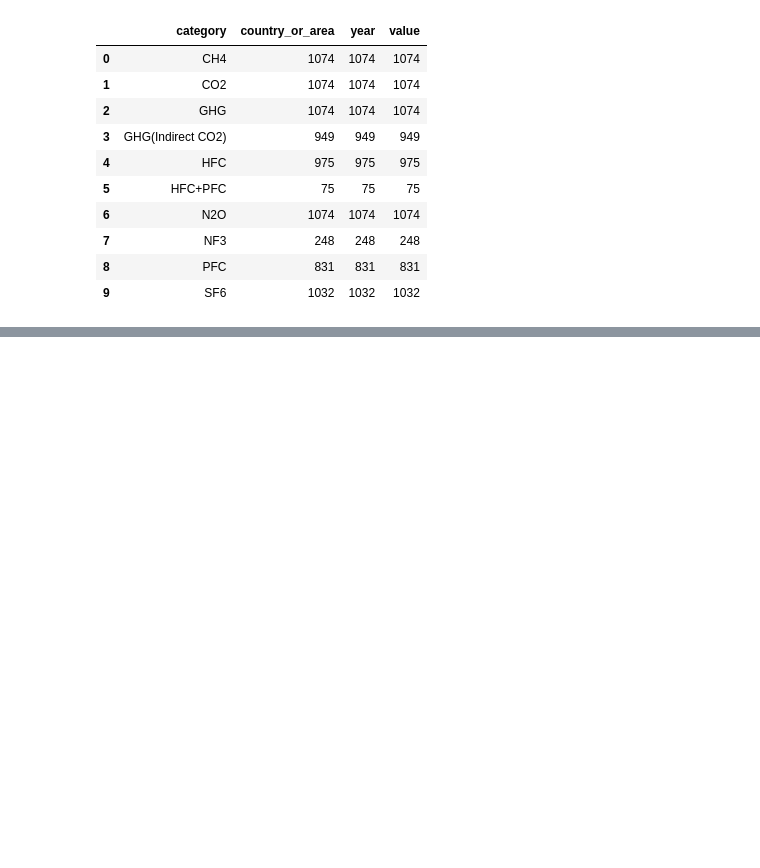
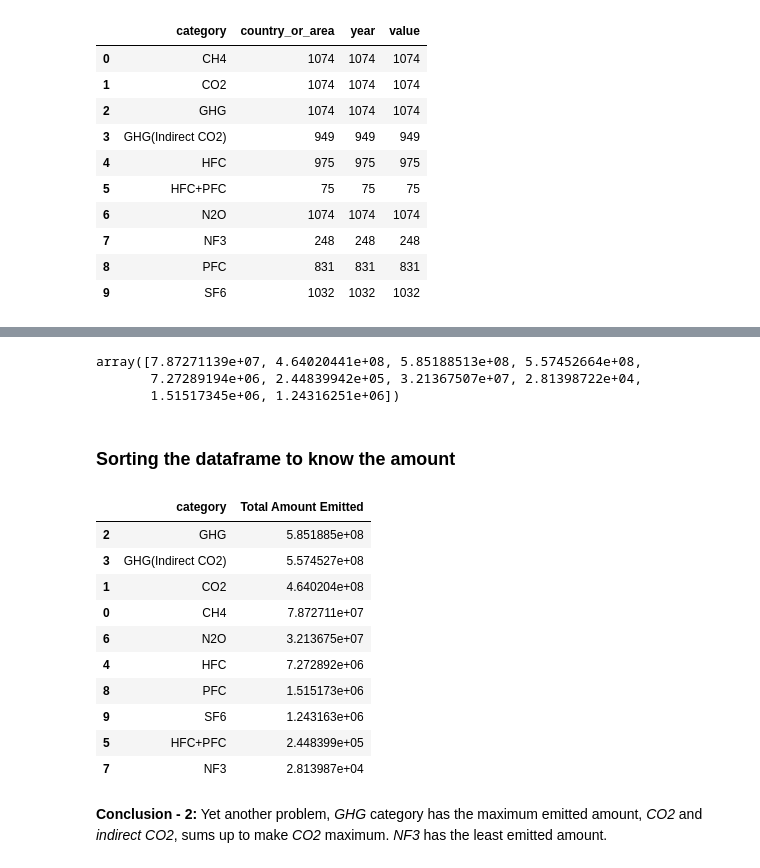
Before and after one commit to Wealthy-Waste/International-Greenhouse-Gas-Emissions, a Jupyter notebook: INTERNATIONAL GREENHOUSE GAS EMMISSION/1 - EMISSION ANALYSIS - 9TH MAY 2020.ipynb, the cells around one changed output, grey strips where cells are left out. Saved outputs shown, nothing was run; the diff lists cells and outputs as text; code cells hidden in the pictures; blank space fills up the shorter version.

```diff
--- a/INTERNATIONAL GREENHOUSE GAS EMMISSION/1 - EMISSION ANALYSIS - 9TH MAY 2020.ipynb
+++ b/INTERNATIONAL GREENHOUSE GAS EMMISSION/1 - EMISSION ANALYSIS - 9TH MAY 2020.ipynb
@@ -184,0 +218,31 @@ l.count()
+# %%
+loct.values
+# %% [output]
+array([7.87271139e+07, 4.64020441e+08, 5.85188513e+08, 5.57452664e+08,
+       7.27289194e+06, 2.44839942e+05, 3.21367507e+07, 2.81398722e+04,
+       1.51517345e+06, 1.24316251e+06])
+# %%
+new_dataframe_emission = pd.DataFrame(loct.index)
+# %%
+new_dataframe_emission["Total Amount Emitted"] = loct.values
+# %% [markdown]
+### Sorting the dataframe to know the amount
+# %%
+new_dataframe_emission.sort_values(by=['Total Amount Emitted'], inplace=True,ascending=False)
+# %%
+new_dataframe_emission
+# %% [output]
+|  | category | Total Amount Emitted |
+| 2 | GHG | 5.851885e+08 |
+| 3 | GHG(Indirect CO2) | 5.574527e+08 |
+| 1 | CO2 | 4.640204e+08 |
+| 0 | CH4 | 7.872711e+07 |
+| 6 | N2O | 3.213675e+07 |
+| 4 | HFC | 7.272892e+06 |
+| 8 | PFC | 1.515173e+06 |
+| 9 | SF6 | 1.243163e+06 |
+| 5 | HFC+PFC | 2.448399e+05 |
+| 7 | NF3 | 2.813987e+04 |
+# %% [markdown]
+**Conclusion - 2:**
+    Yet another problem, *GHG* category has the maximum emitted amount, *CO2* and *indirect CO2*, sums up to make *CO2* maximum. *NF3* has the least emitted amount.
```
Also changed, not shown: parts of 8 cells of this notebook.
